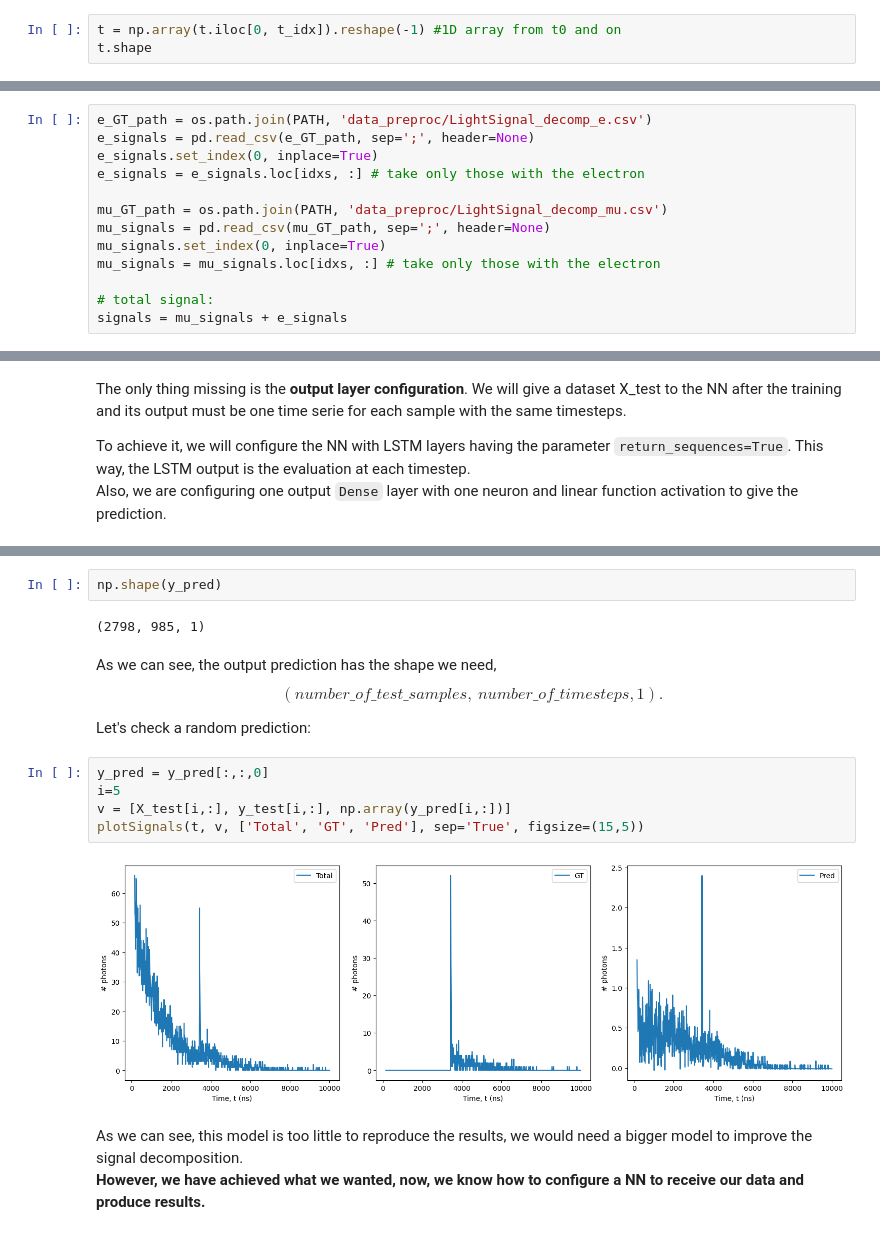
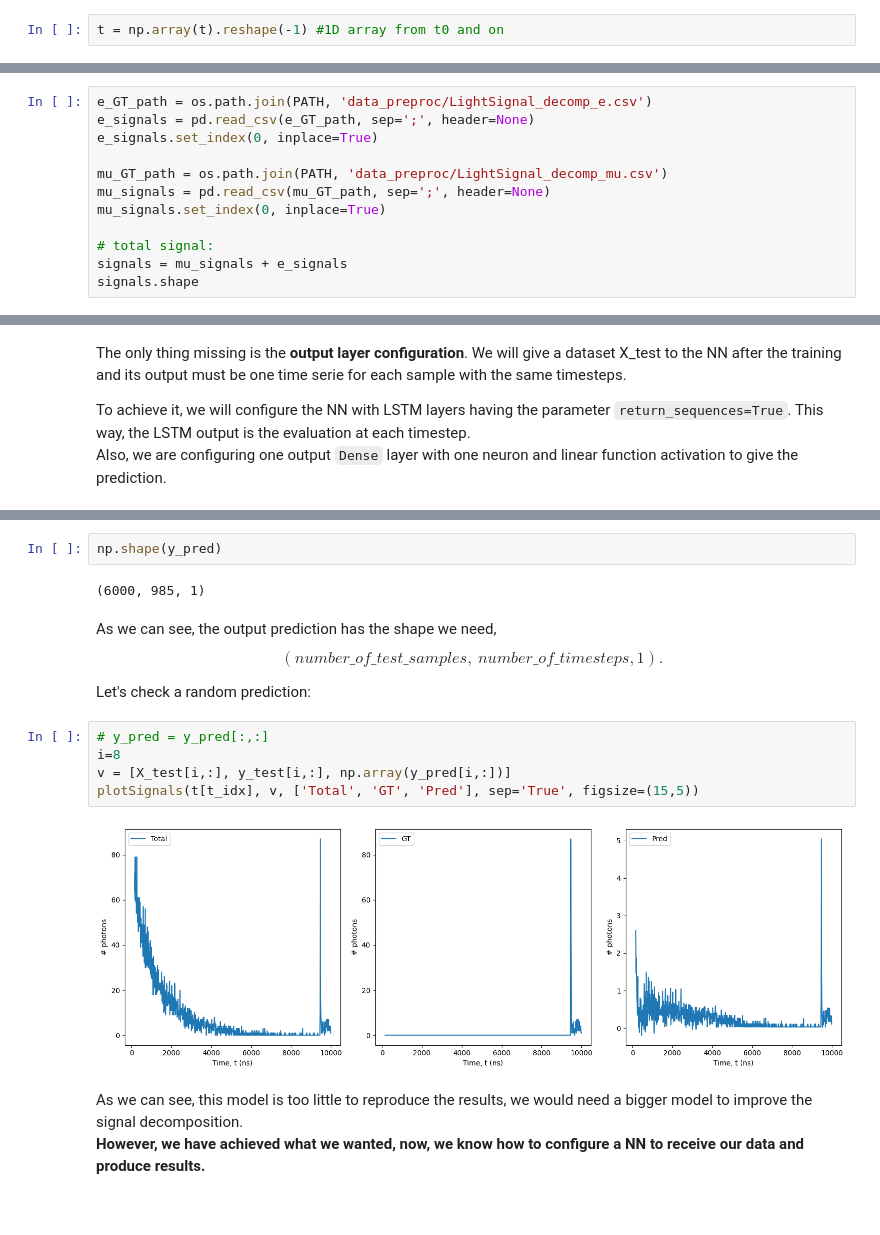
Before and after one commit to JaviGamero/LArTPC_Calibration, a Jupyter notebook: scripts/python/signalDecompose/DL_Algorithms.ipynb, the cells around one changed output, grey strips where cells are left out. Drawn from its saved outputs; the diff is of its cells as text.

```diff
--- a/scripts/python/signalDecompose/DL_Algorithms.ipynb
+++ b/scripts/python/signalDecompose/DL_Algorithms.ipynb
@@ -67,5 +59,4 @@ t.set_index(0, inplace=True)
 t0 = 150 # (ns), moment to start considering the slow component, EXPERIMENTAL
 t_idx = np.where(t>t0)[1]
 # %%
-t = np.array(t.iloc[0, t_idx]).reshape(-1) #1D array from t0 and on
-t.shape
+t = np.array(t).reshape(-1) #1D array from t0 and on
@@ -75,12 +64,11 @@ t.shape
 e_GT_path = os.path.join(PATH, 'data_preproc/LightSignal_decomp_e.csv')
 e_signals = pd.read_csv(e_GT_path, sep=';', header=None)
 e_signals.set_index(0, inplace=True)
-e_signals = e_signals.loc[idxs, :] # take only those with the electron
 
 mu_GT_path = os.path.join(PATH, 'data_preproc/LightSignal_decomp_mu.csv')
 mu_signals = pd.read_csv(mu_GT_path, sep=';', header=None)
 mu_signals.set_index(0, inplace=True)
-mu_signals = mu_signals.loc[idxs, :] # take only those with the electron
 
 # total signal:
 signals = mu_signals + e_signals
+signals.shape
@@ -305,19 +287,19 @@ y_pred = model.predict(X_test[:,:, np.newaxis])
 # %%
 np.shape(y_pred)
 # %% [output]
-(2798, 985, 1)
+(6000, 985, 1)
 # %% [markdown]
 As we can see, the output prediction has the shape we need,
 $$(number\_of\_test\_samples,\ number\_of\_timesteps, 1).$$
 
 Let's check a random prediction:
 # %%
-y_pred = y_pred[:,:,0]
-i=5
+# y_pred = y_pred[:,:]
+i=8
 v = [X_test[i,:], y_test[i,:], np.array(y_pred[i,:])]
-plotSignals(t, v, ['Total', 'GT', 'Pred'], sep='True', figsize=(15,5))
+plotSignals(t[t_idx], v, ['Total', 'GT', 'Pred'], sep='True', figsize=(15,5))
 # %% [output]
-[figure, old version]
+[figure, new version]
 # %% [markdown]
 As we can see, this model is too little to reproduce the results, we would need
 a bigger model to improve the signal decomposition.
```
Also changed, not shown: parts of 101 cells of this notebook, 5 other files.
